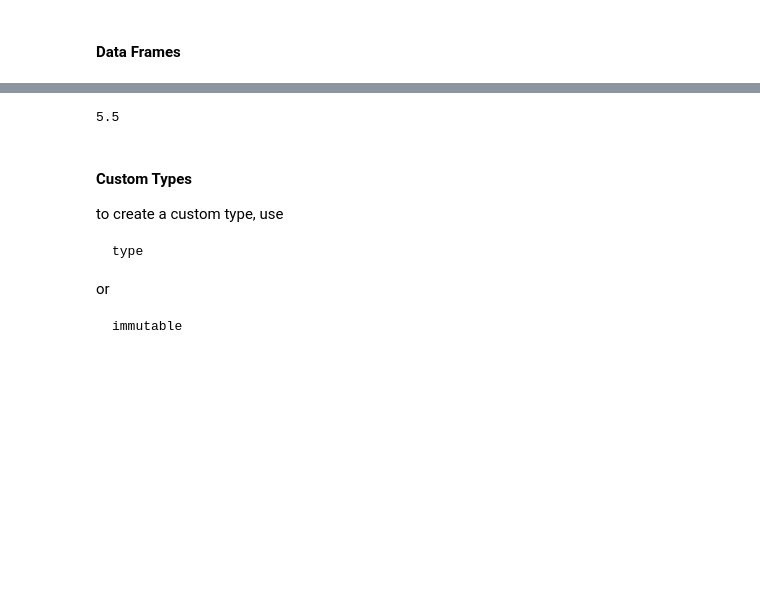
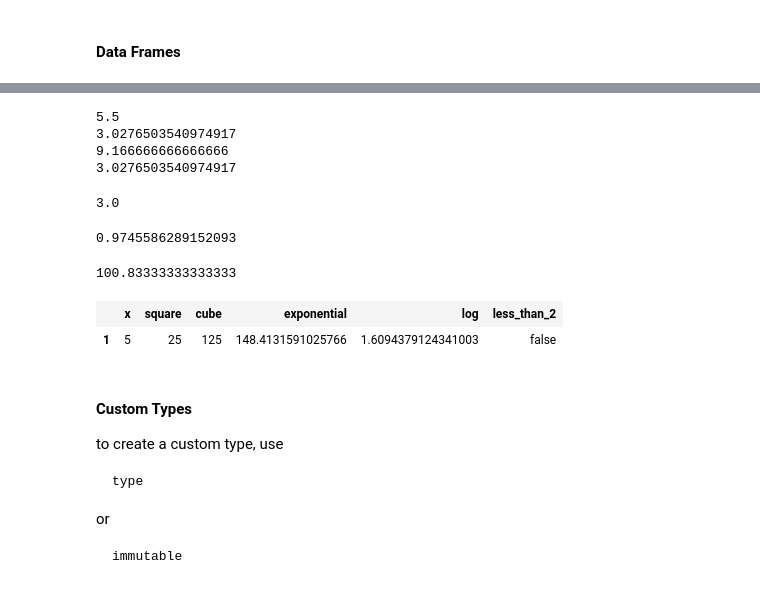
Before and after one commit to matthewmacleod/mkm_notebooks, a Jupyter notebook: mkm_julia_notes.ipynb, the cells around one changed output, grey strips where cells are left out. Saved outputs shown, nothing was run; the diff lists cells and outputs as text; code cells hidden in the pictures; blank space fills up the shorter version.

```diff
--- a/mkm_julia_notes.ipynb
+++ b/mkm_julia_notes.ipynb
@@ -224,7 +233,30 @@ Maximum:      10.000000
+# %%
+println(mean(df[:x]))
+println(std(df[:x]))
+println(var(df[:x]))
+println(sqrt(var(df[:x])))
+# %% [output]
+5.5
+3.0276503540974917
+9.166666666666666
+3.0276503540974917
 # %%
-mean(df[:x])
+mean(df[:x][1:5])
 # %% [output]
-5.5
+3.0
+# %%
+cor(df[:x],df[:square])
+# %% [output]
+0.9745586289152093
+# %%
+cov(df[:x],df[:square])
+# %% [output]
+100.83333333333333
+# %%
+df[df[:x] .==5, :]
+# %% [output]
+|  | x | square | cube | exponential | log | less_than_2 |
+| 1 | 5 | 25 | 125 | 148.4131591025766 | 1.6094379124341003 | false |
 # %% [markdown]
 #### Custom Types
 
```
Also changed, not shown: parts of 6 cells of this notebook.
